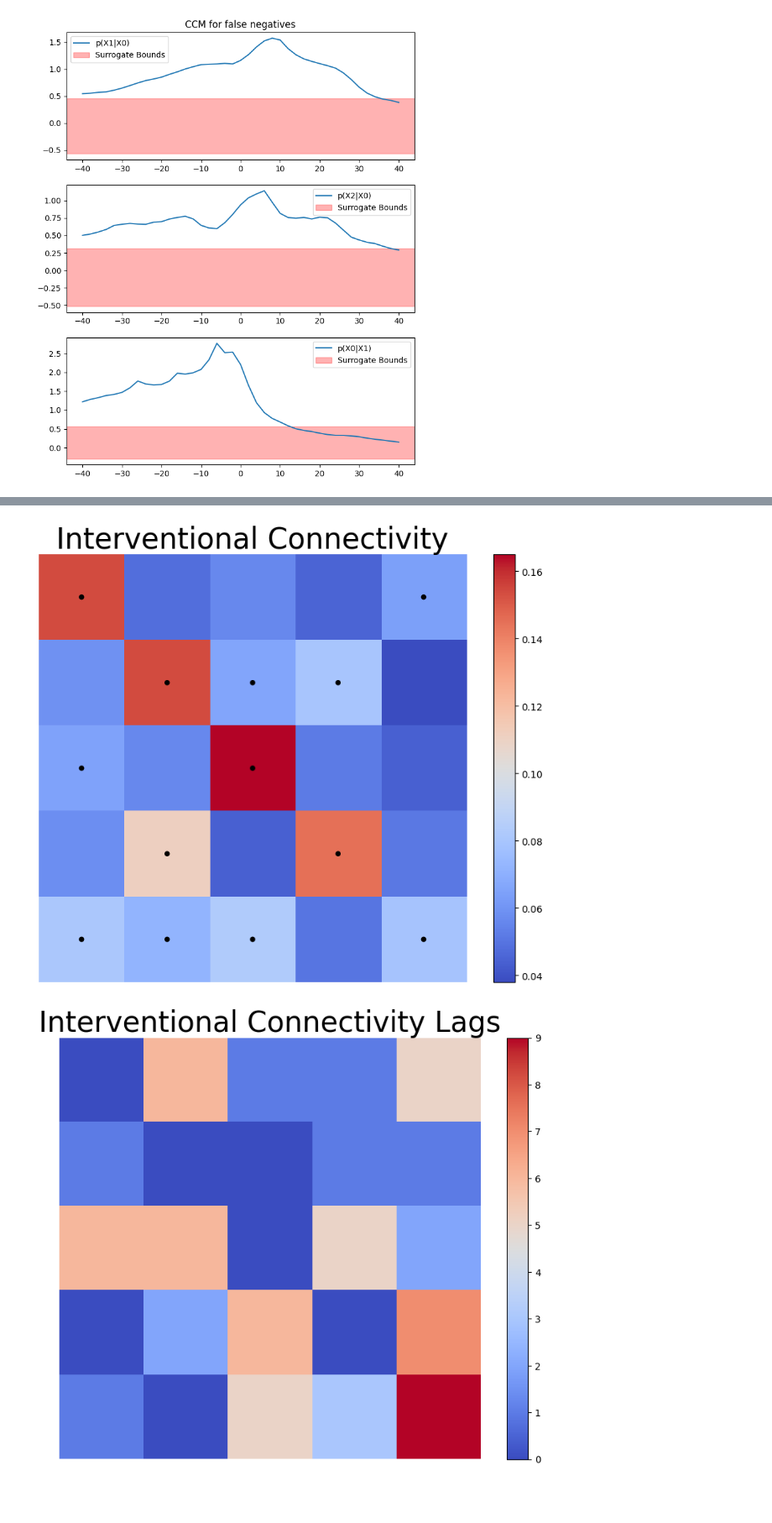
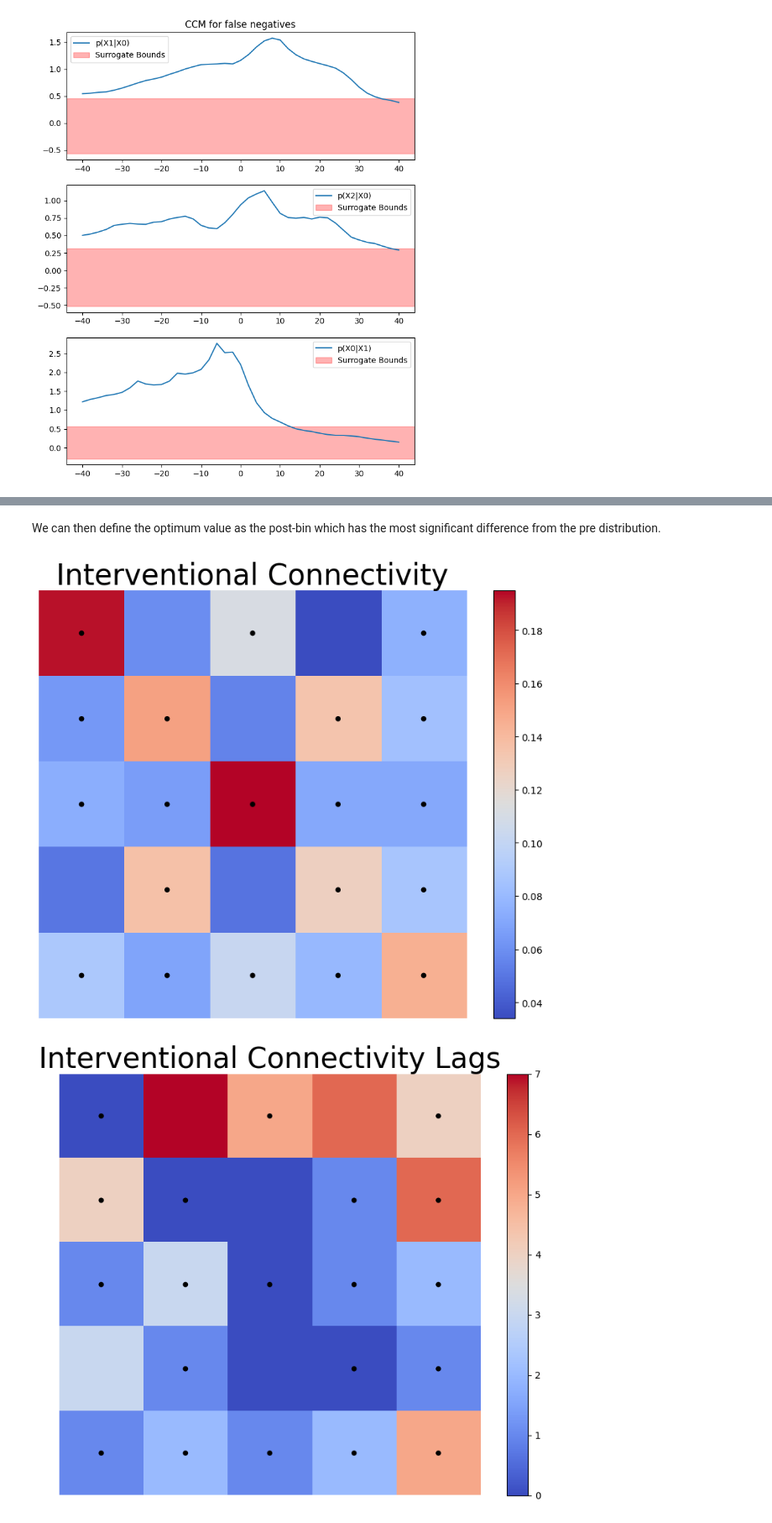
Before and after one commit to ConnerCarnahanUO/RoozbehCCM, a Jupyter notebook: BabyChaosDemo.ipynb, the cells around one changed output, grey strips where cells are left out. Shown at 84% size. Saved outputs shown, nothing was run; the diff lists cells and outputs as text; code cells hidden in the pictures; blank space fills up the shorter version.

```diff
--- a/BabyChaosDemo.ipynb
+++ b/BabyChaosDemo.ipynb
@@ -434,7 +434,7 @@ def StimAllRNN(t_start,t_end,N_t_eval,stim_len,stim_amp,N_trials,t_out_start = 0
 pre_time = -350
 t_end = 20
 stim_len = 0.1
-stim_amp = 0.5
+stim_amp = 1
 stim_node = 0
 N_trials = 1000
 N_t_eval = 4000
@@ -491,12 +491,16 @@ def FullIC(sols,stim_len,window_t=1,max_step=4,dist_method='kstest',concat_metho
         AllICs[i], AllICpvals[i] = OneInputIC(sols[i],stim_len=stim_len,window_width=window_t,max_step=max_step,dist_method=dist_method,concat_method=concat_method,ignore_stim=ignore_stim)
     return AllICs, AllICpvals
 # %%
-ICs,ICpvals = FullIC(all_stims,stim_len=stim_len,window_t=2,max_step=10)
+ICs,ICpvals = FullIC(all_stims,stim_len=stim_len,window_t=2.5,max_step=10)
+# %% [markdown]
+We can then define the optimum value as the post-bin which has the most significant difference from the pre distribution.
 # %%
 def BestICMatrices(ICs,ICpvals):
     ic = np.array(ICs)
     icp = np.array(ICpvals)
-    lags= np.argmax(ic,axis=2)
+    #lags= np.argmax(ic,axis=2)
+    lags= np.argmin(icp,axis=2)
+
     bestIC = np.array([[ic[i,j,lags[i,j]] for i in range(len(ICs))] for j in range(ICs[0].shape[0])])
     bestICpval = np.array([[icp[i,j,lags[i,j]] for i in range(len(ICs))] for j in range(ICs[0].shape[0])])
     return bestIC,bestICpval,lags
@@ -504,8 +508,8 @@ def BestICMatrices(ICs,ICpvals):
 bic, bicp,iclag = BestICMatrices(ICs,ICpvals)
 # %%
 vis.visualize_matrix(bic,pval=(bicp<=0.05),titlestr='Interventional Connectivity')
-vis.visualize_matrix(iclag,titlestr='Interventional Connectivity Lags')
+vis.visualize_matrix(iclag,pval=(bicp<=0.05),titlestr='Interventional Connectivity Lags')
 vis.visualize_matrix(-np.log10(bicp),titlestr='-log10(IC pvalues)')
 # %% [output]
-[figure, old version]
+[figure, new version]
-[figure, old version]
+[figure, new version]
```
Also changed, not shown: parts of 5 cells of this notebook.
